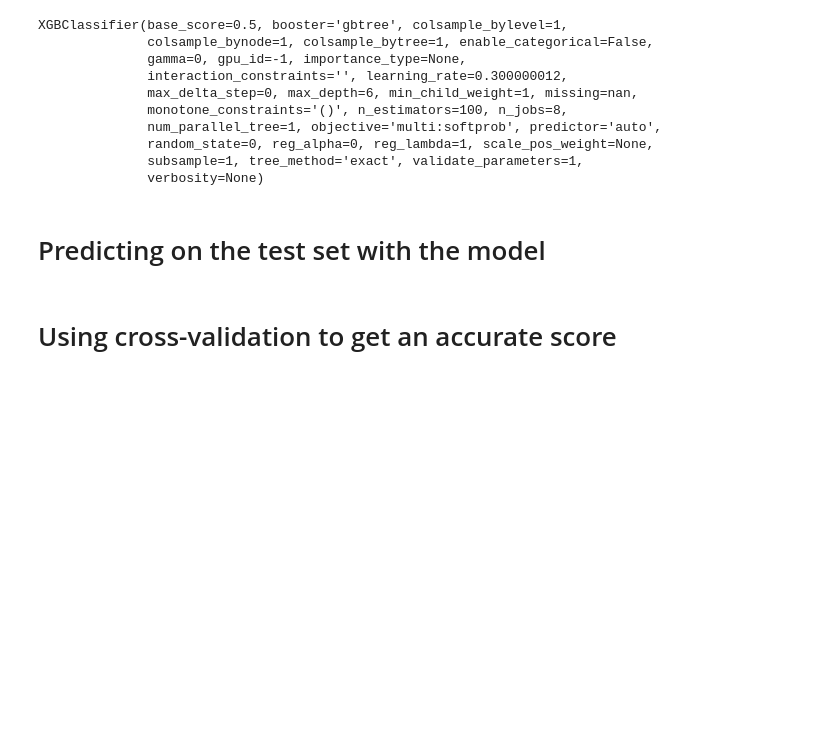
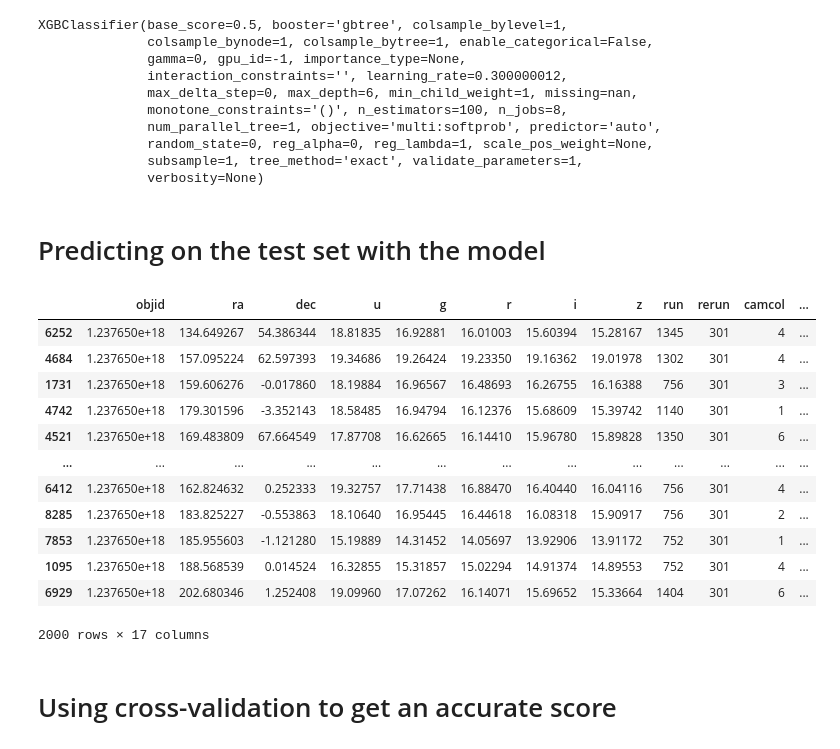
Before and after one commit to sigzugern/Lab-5, a Jupyter notebook: src/lab-5.ipynb, the cells around one changed output. Cells and saved outputs as stored; diff of their text form; code cells hidden in the pictures; blank space fills up the shorter version.

```diff
--- a/src/lab-5.ipynb
+++ b/src/lab-5.ipynb
@@ -113,6 +113,21 @@ XGBClassifier(base_score=0.5, booster='gbtree', colsample_bylevel=1,
 # %%
 # Predict the test data
 preds = model2.predict(X_test)
+X_test
+# %% [output]
+|  | objid | ra | dec | u | g | r | i | z | run | rerun | camcol | ... |
+| 6252 | 1.237650e+18 | 134.649267 | 54.386344 | 18.81835 | 16.92881 | 16.01003 | 15.60394 | 15.28167 | 1345 | 301 | 4 | ... |
+| 4684 | 1.237650e+18 | 157.095224 | 62.597393 | 19.34686 | 19.26424 | 19.23350 | 19.16362 | 19.01978 | 1302 | 301 | 4 | ... |
+| 1731 | 1.237650e+18 | 159.606276 | -0.017860 | 18.19884 | 16.96567 | 16.48693 | 16.26755 | 16.16388 | 756 | 301 | 3 | ... |
+| 4742 | 1.237650e+18 | 179.301596 | -3.352143 | 18.58485 | 16.94794 | 16.12376 | 15.68609 | 15.39742 | 1140 | 301 | 1 | ... |
+| 4521 | 1.237650e+18 | 169.483809 | 67.664549 | 17.87708 | 16.62665 | 16.14410 | 15.96780 | 15.89828 | 1350 | 301 | 6 | ... |
+| ... | ... | ... | ... | ... | ... | ... | ... | ... | ... | ... | ... | ... |
+| 6412 | 1.237650e+18 | 162.824632 | 0.252333 | 19.32757 | 17.71438 | 16.88470 | 16.40440 | 16.04116 | 756 | 301 | 4 | ... |
+| 8285 | 1.237650e+18 | 183.825227 | -0.553863 | 18.10640 | 16.95445 | 16.44618 | 16.08318 | 15.90917 | 756 | 301 | 2 | ... |
+| 7853 | 1.237650e+18 | 185.955603 | -1.121280 | 15.19889 | 14.31452 | 14.05697 | 13.92906 | 13.91172 | 752 | 301 | 1 | ... |
+| 1095 | 1.237650e+18 | 188.568539 | 0.014524 | 16.32855 | 15.31857 | 15.02294 | 14.91374 | 14.89553 | 752 | 301 | 4 | ... |
+| 6929 | 1.237650e+18 | 202.680346 | 1.252408 | 19.09960 | 17.07262 | 16.14071 | 15.69652 | 15.33664 | 1404 | 301 | 6 | ... |
+2000 rows × 17 columns
 # %% [markdown]
 # Using cross-validation to get an accurate score
 # %%
```
Also changed, not shown: parts of 3 cells of this notebook.
